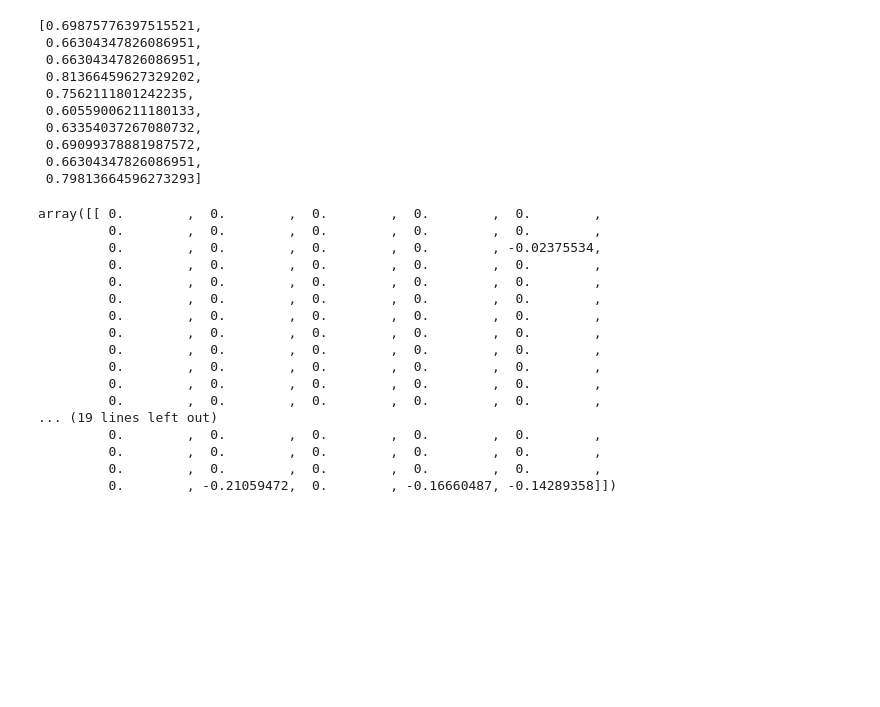
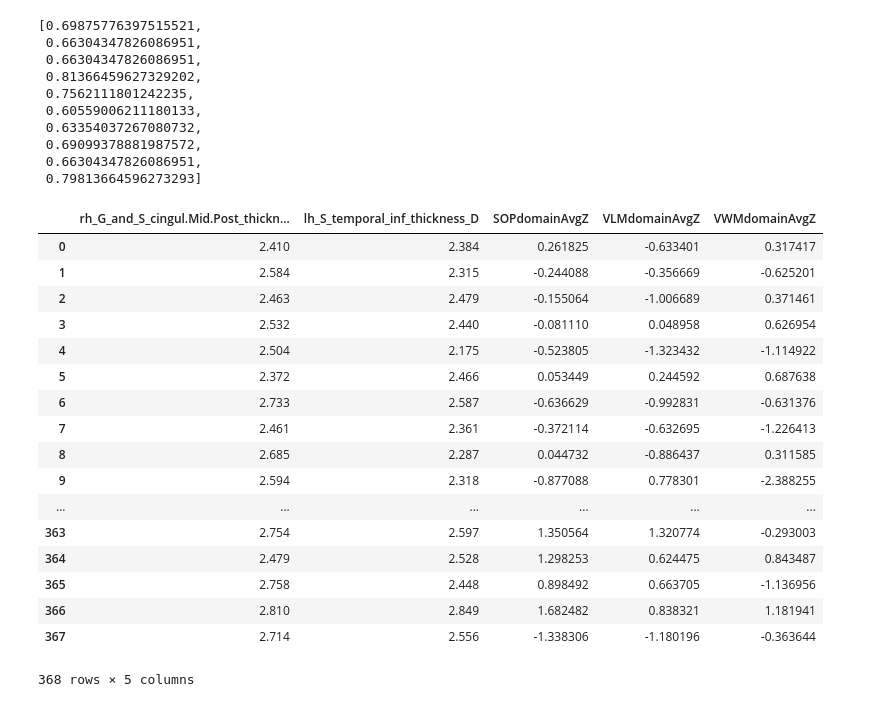
Before and after one commit to kayhan-batmanghelich/genus-1, a Jupyter notebook: notebooks/exp1_brain&cog2diag.ipynb, the cells around one changed output. Cells and saved outputs as stored; diff of their text form; code cells hidden in the pictures; blank space fills up the shorter version.

```diff
--- a/notebooks/exp1_brain&cog2diag.ipynb
+++ b/notebooks/exp1_brain&cog2diag.ipynb
@@ -268,23 +268,24 @@ res['auc']
  0.69099378881987572,
  0.66304347826086951,
  0.79813664596273293]
-# %%
-clf.named_steps['lg'].coef_
-# %% [output]
-array([[ 0.        ,  0.        ,  0.        ,  0.        ,  0.        ,
-         0.        ,  0.        ,  0.        ,  0.        ,  0.        ,
-         0.        ,  0.        ,  0.        ,  0.        , -0.02375534,
-         0.        ,  0.        ,  0.        ,  0.        ,  0.        ,
-         0.        ,  0.        ,  0.        ,  0.        ,  0.        ,
-         0.        ,  0.        ,  0.        ,  0.        ,  0.        ,
-         0.        ,  0.        ,  0.        ,  0.        ,  0.        ,
-         0.        ,  0.        ,  0.        ,  0.        ,  0.        ,
-         0.        ,  0.        ,  0.        ,  0.        ,  0.        ,
-         0.        ,  0.        ,  0.        ,  0.        ,  0.        ,
-         0.        ,  0.        ,  0.        ,  0.        ,  0.        ,
-         0.        ,  0.        ,  0.        ,  0.        ,  0.        ,
-... (19 lines left out)
-         0.        ,  0.        ,  0.        ,  0.        ,  0.        ,
-         0.        ,  0.        ,  0.        ,  0.        ,  0.        ,
-         0.        ,  0.        ,  0.        ,  0.        ,  0.        ,
-         0.        , -0.21059472,  0.        , -0.16660487, -0.14289358]])
+# %%
+Xdf.ix[:, np.nonzero(clf.named_steps['lg'].coef_[0])[0]]
+# %% [output]
+|  | rh_G_and_S_cingul.Mid.Post_thickn... | lh_S_temporal_inf_thickness_D | SOPdomainAvgZ | VLMdomainAvgZ | VWMdomainAvgZ |
+| 0 | 2.410 | 2.384 | 0.261825 | -0.633401 | 0.317417 |
+| 1 | 2.584 | 2.315 | -0.244088 | -0.356669 | -0.625201 |
+| 2 | 2.463 | 2.479 | -0.155064 | -1.006689 | 0.371461 |
+| 3 | 2.532 | 2.440 | -0.081110 | 0.048958 | 0.626954 |
+| 4 | 2.504 | 2.175 | -0.523805 | -1.323432 | -1.114922 |
+| 5 | 2.372 | 2.466 | 0.053449 | 0.244592 | 0.687638 |
+| 6 | 2.733 | 2.587 | -0.636629 | -0.992831 | -0.631376 |
+| 7 | 2.461 | 2.361 | -0.372114 | -0.632695 | -1.226413 |
+| 8 | 2.685 | 2.287 | 0.044732 | -0.886437 | 0.311585 |
+| 9 | 2.594 | 2.318 | -0.877088 | 0.778301 | -2.388255 |
+| ... | ... | ... | ... | ... | ... |
+| 363 | 2.754 | 2.597 | 1.350564 | 1.320774 | -0.293003 |
+| 364 | 2.479 | 2.528 | 1.298253 | 0.624475 | 0.843487 |
+| 365 | 2.758 | 2.448 | 0.898492 | 0.663705 | -1.136956 |
+| 366 | 2.810 | 2.849 | 1.682482 | 0.838321 | 1.181941 |
+| 367 | 2.714 | 2.556 | -1.338306 | -1.180196 | -0.363644 |
+368 rows × 5 columns
```
Also changed, not shown: parts of 1 cell of this notebook, 2 other files.
